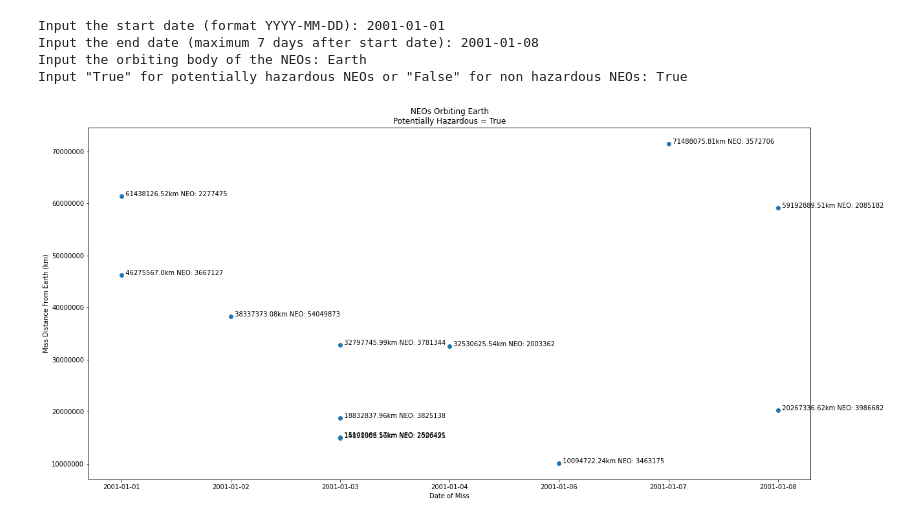
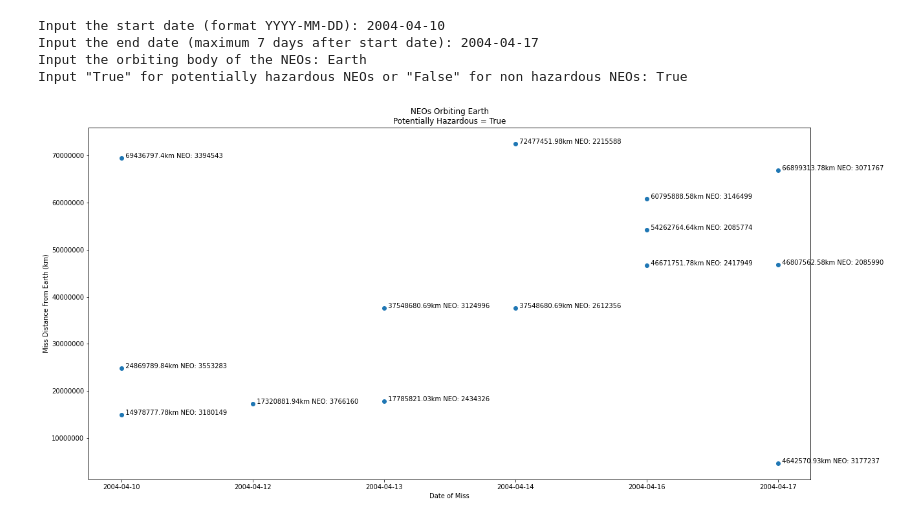
Before and after one commit to owengenge/cap-comp215, a Jupyter notebook: Project_1_Plotting_NEO's.ipynb, the cells around one changed output. Cells and saved outputs as stored; diff of their text form; code cells hidden in the pictures.

```diff
--- a/Project_1_Plotting_NEO's.ipynb
+++ b/Project_1_Plotting_NEO's.ipynb
@@ -24,5 +26,5 @@ import matplotlib.pyplot as plt
 # %%
-def ast_miss_data():
+def neo_miss_data():
   ''' Displays a scatter plot of NEOs distances from Earth in a given time series.'''
 
   start_date = str(input('Input the start date (format YYYY-MM-DD): '))
@@ -42,38 +44,39 @@ def ast_miss_data():
   miss_distances = []
   approach_dates = []
   IDs = []
+
   for date in dates:
     neos = data['near_earth_objects'][date]
     cad = [item['close_approach_data'] for item in neos]
     miss_distances.extend([float(cad[i][0]['miss_distance']['kilometers']) for i in range(len(neos))
                           if cad[i][0]['orbiting_body'] == orbiting_body
                            and neos[i]['is_potentially_hazardous_asteroid'] is potentially_hazardous])
     approach_dates.extend([cad[i][0]['close_approach_date'] for i in range(len(neos))
                           if cad[i][0]['orbiting_body'] == orbiting_body
                            and neos[i]['is_potentially_hazardous_asteroid'] is potentially_hazardous])
     IDs.extend([neos[i]['id'] for i in range(len(neos)) if cad[i][0]['orbiting_body'] == orbiting_body
                            and neos[i]['is_potentially_hazardous_asteroid'] is potentially_hazardous])
 
   approach_dates = sorted(approach_dates, key=lambda x: datetime.datetime.strptime(x, '%Y-%m-%d'))
 
   plt.rcParams["figure.figsize"] = (20,10)
   plt.title(f'NEOs Orbiting {orbiting_body}\nPotentially Hazardous = {potentially_hazardous}')
   plt.ylabel('Miss Distance From Earth (km)')
   plt.xlabel('Date of Miss')
   plt.ticklabel_format(style='plain')
 
   plt.scatter(approach_dates, miss_distances)
 
   for i in range(len(IDs)):
     plt.annotate((f'  {round(miss_distances[i],2)}km NEO: {IDs[i]}'),(approach_dates[i],miss_distances[i]))
 
   plt.show
 
 
-ast_miss_data()
+neo_miss_data()
 # %% [output]
-Input the start date (format YYYY-MM-DD): 2001-01-01
-Input the end date (maximum 7 days after start date): 2001-01-08
+Input the start date (format YYYY-MM-DD): 2004-04-10
+Input the end date (maximum 7 days after start date): 2004-04-17
 Input the orbiting body of the NEOs: Earth
 Input "True" for potentially hazardous NEOs or "False" for non hazardous NEOs: True
-[figure, old version]
+[figure, new version]
```
Also changed, not shown: parts of 4 cells of this notebook.
